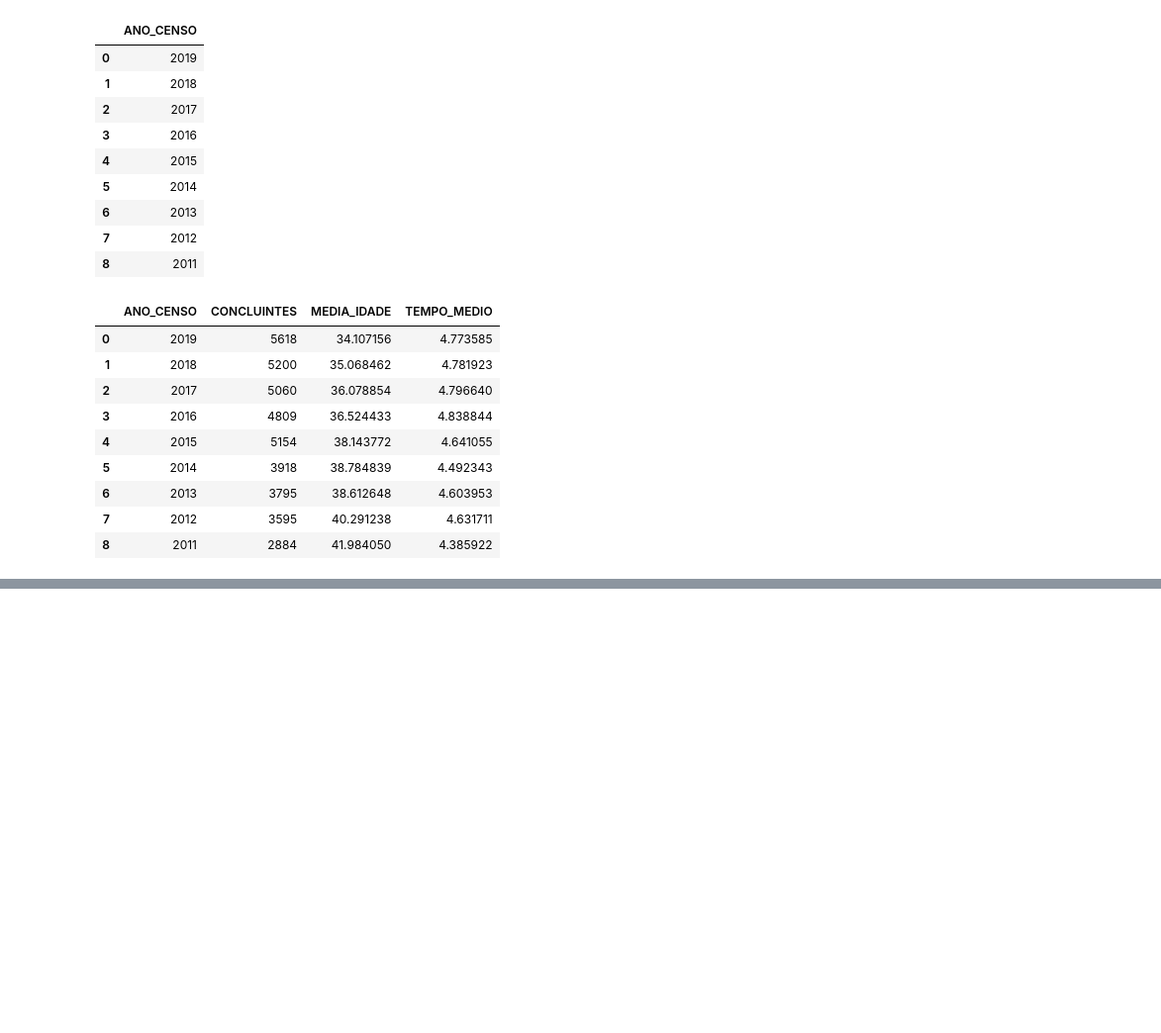
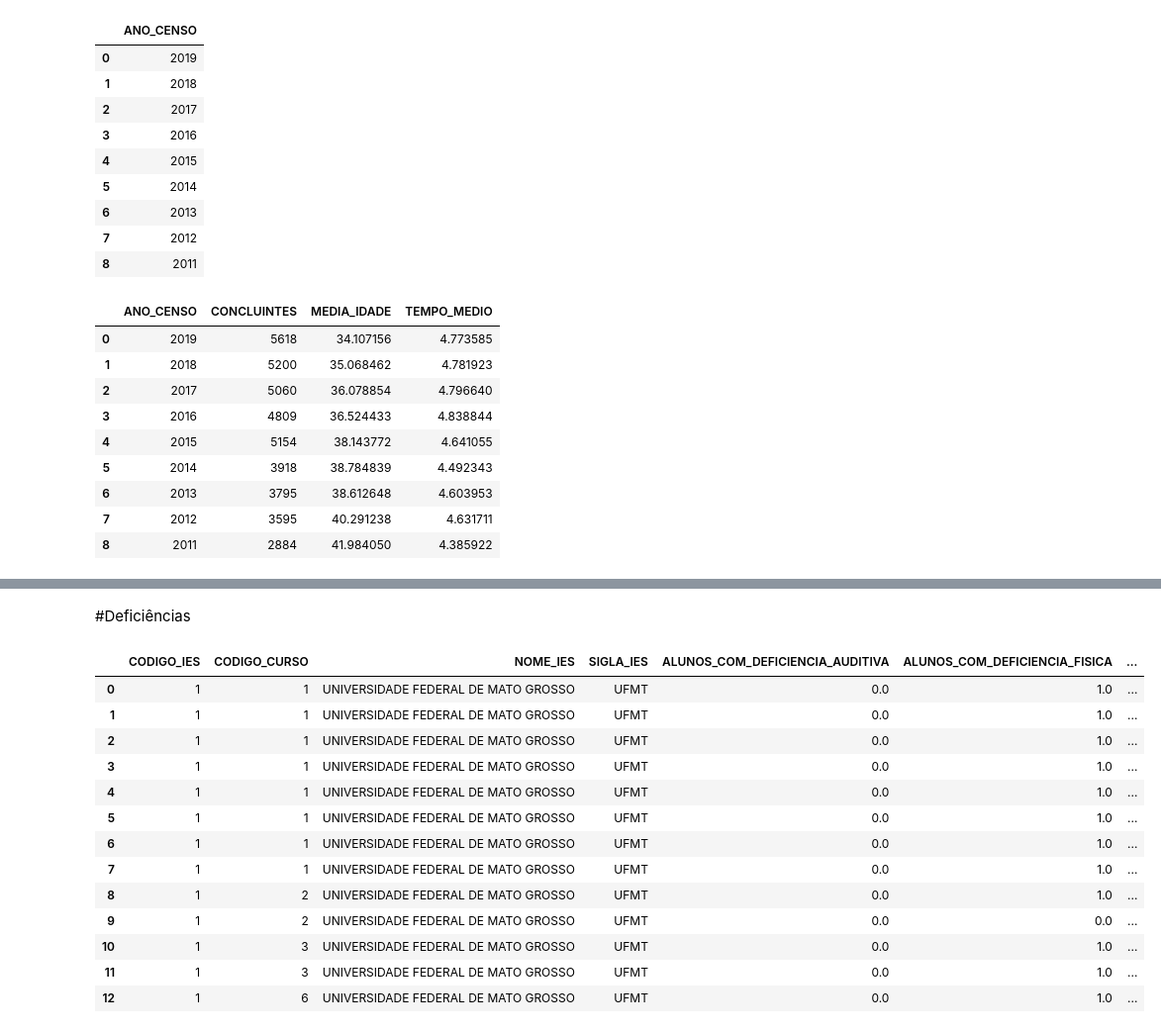
Before and after one commit to roxacarv/edulearn, a Jupyter notebook: Edulearn.ipynb, the cells around one changed output, grey strips where cells are left out. Shown at 99% size. Drawn from its saved outputs; the diff is of its cells as text; code cells hidden in the pictures; blank space fills up the shorter version.

```diff
--- a/Edulearn.ipynb
+++ b/Edulearn.ipynb
@@ -1603,0 +1653,18 @@ sns.lineplot(x="ANO_CENSO", y="CONCLUINTES", data=df_concluintes_por_ano, marker
+# %%
+#Renomeando colunas
+df_alunos_deficiencia = df_alunos_deficiencia.rename(columns={
+    'CODIGO_IES_x':'CODIGO_IES',
+    'IN_DEFICIENCIA_AUDITIVA':'ALUNOS_COM_DEFICIENCIA_AUDITIVA',
+    'IN_DEFICIENCIA_FISICA':'ALUNOS_COM_DEFICIENCIA_FISICA',
+    'IN_DEFICIENCIA_INTELECTUAL':'ALUNOS_COM_DEFICIENCIA_INTELECTUAL',
+    'IN_DEFICIENCIA_MULTIPLA':'ALUNOS_COM_DEFICIENCIA_MULTIPLA',
+    'IN_DEFICIENCIA_SURDEZ':'ALUNOS_COM_SURDEZ',
+    'IN_DEFICIENCIA_SURDOCEGUEIRA':'ALUNOS_COM_SURDOCEGUEIRA',
+    'IN_DEFICIENCIA_BAIXA_VISAO':'ALUNOS_COM_BAIXA_VISAO',
+    'IN_DEFICIENCIA_CEGUEIRA':'ALUNOS_COM_CEGUEIRA',
+    'IN_DEFICIENCIA_SUPERDOTACAO':'ALUNOS_COM_SUPERDOTACAO',
+    'IN_TGD_AUTISMO':'ALUNOS_COM_TGD_AUTISMO',
+    'IN_TGD_SINDROME_ASPERGER':'ALUNOS_COM_TGD_SINDROME_ASPERGER',
+    'IN_TGD_SINDROME_RETT':'ALUNOS_COM_TGD_SINDROME_RETT',
+    'IN_TGD_TRANSTOR_DESINTEGRATIVO':'ALUNOS_COM_TGD_TRANSTOR_DESINTEGRATIVO'})
+df_alunos_deficiencia.head(5)
@@ -1603,0 +1678,20 @@ sns.lineplot(x="ANO_CENSO", y="CONCLUINTES", data=df_concluintes_por_ano, marker
+# %% [markdown]
+#Deficiências
+# %%
+df_deficiencias_e_recursos = df_alunos_deficiencia[['CODIGO_IES','CODIGO_CURSO','NOME_IES','SIGLA_IES','ALUNOS_COM_DEFICIENCIA_AUDITIVA','ALUNOS_COM_DEFICIENCIA_FISICA','ALUNOS_COM_DEFICIENCIA_INTELECTUAL','ALUNOS_COM_DEFICIENCIA_MULTIPLA','ALUNOS_COM_SURDEZ','ALUNOS_COM_SURDOCEGUEIRA','ALUNOS_COM_BAIXA_VISAO','ALUNOS_COM_CEGUEIRA','ALUNOS_COM_SUPERDOTACAO','ALUNOS_COM_TGD_AUTISMO','ALUNOS_COM_TGD_SINDROME_ASPERGER','ALUNOS_COM_TGD_SINDROME_RETT','ALUNOS_COM_TGD_TRANSTOR_DESINTEGRATIVO','MATERIAL_DIGITAL','MATERIAL_AMPLIADO','MATERIAL_TATIL','MATERIAL_IMPRESSO','MATERIAL_AUDIO','MATERIAL_BRAILLE','MATERIAL_LIBRAS','DISCIPLINA_LIBRAS','TRADUTOR_LIBRAS','GUIA_INTERPRETE','RECURSOS_COMUNICACAO','RECURSOS_INFORMATICA','NUM_ALUNOS_MATRICULADOS','NUM_ALUNOS_CONCLUINTES']]
+df_deficiencias_e_recursos.head(13)
+# %% [output]
+|  | CODIGO_IES | CODIGO_CURSO | NOME_IES | SIGLA_IES | ALUNOS_COM_DEFICIENCIA_AUDITIVA | ALUNOS_COM_DEFICIENCIA_FISICA | ... |
+| 0 | 1 | 1 | UNIVERSIDADE FEDERAL DE MATO GROSSO | UFMT | 0.0 | 1.0 | ... |
+| 1 | 1 | 1 | UNIVERSIDADE FEDERAL DE MATO GROSSO | UFMT | 0.0 | 1.0 | ... |
+| 2 | 1 | 1 | UNIVERSIDADE FEDERAL DE MATO GROSSO | UFMT | 0.0 | 1.0 | ... |
+| 3 | 1 | 1 | UNIVERSIDADE FEDERAL DE MATO GROSSO | UFMT | 0.0 | 1.0 | ... |
+| 4 | 1 | 1 | UNIVERSIDADE FEDERAL DE MATO GROSSO | UFMT | 0.0 | 1.0 | ... |
+| 5 | 1 | 1 | UNIVERSIDADE FEDERAL DE MATO GROSSO | UFMT | 0.0 | 1.0 | ... |
+| 6 | 1 | 1 | UNIVERSIDADE FEDERAL DE MATO GROSSO | UFMT | 0.0 | 1.0 | ... |
+| 7 | 1 | 1 | UNIVERSIDADE FEDERAL DE MATO GROSSO | UFMT | 0.0 | 1.0 | ... |
+| 8 | 1 | 2 | UNIVERSIDADE FEDERAL DE MATO GROSSO | UFMT | 0.0 | 1.0 | ... |
+| 9 | 1 | 2 | UNIVERSIDADE FEDERAL DE MATO GROSSO | UFMT | 0.0 | 0.0 | ... |
+| 10 | 1 | 3 | UNIVERSIDADE FEDERAL DE MATO GROSSO | UFMT | 0.0 | 1.0 | ... |
+| 11 | 1 | 3 | UNIVERSIDADE FEDERAL DE MATO GROSSO | UFMT | 0.0 | 1.0 | ... |
+| 12 | 1 | 6 | UNIVERSIDADE FEDERAL DE MATO GROSSO | UFMT | 0.0 | 1.0 | ... |
```
Also changed, not shown: parts of 52 cells of this notebook.
